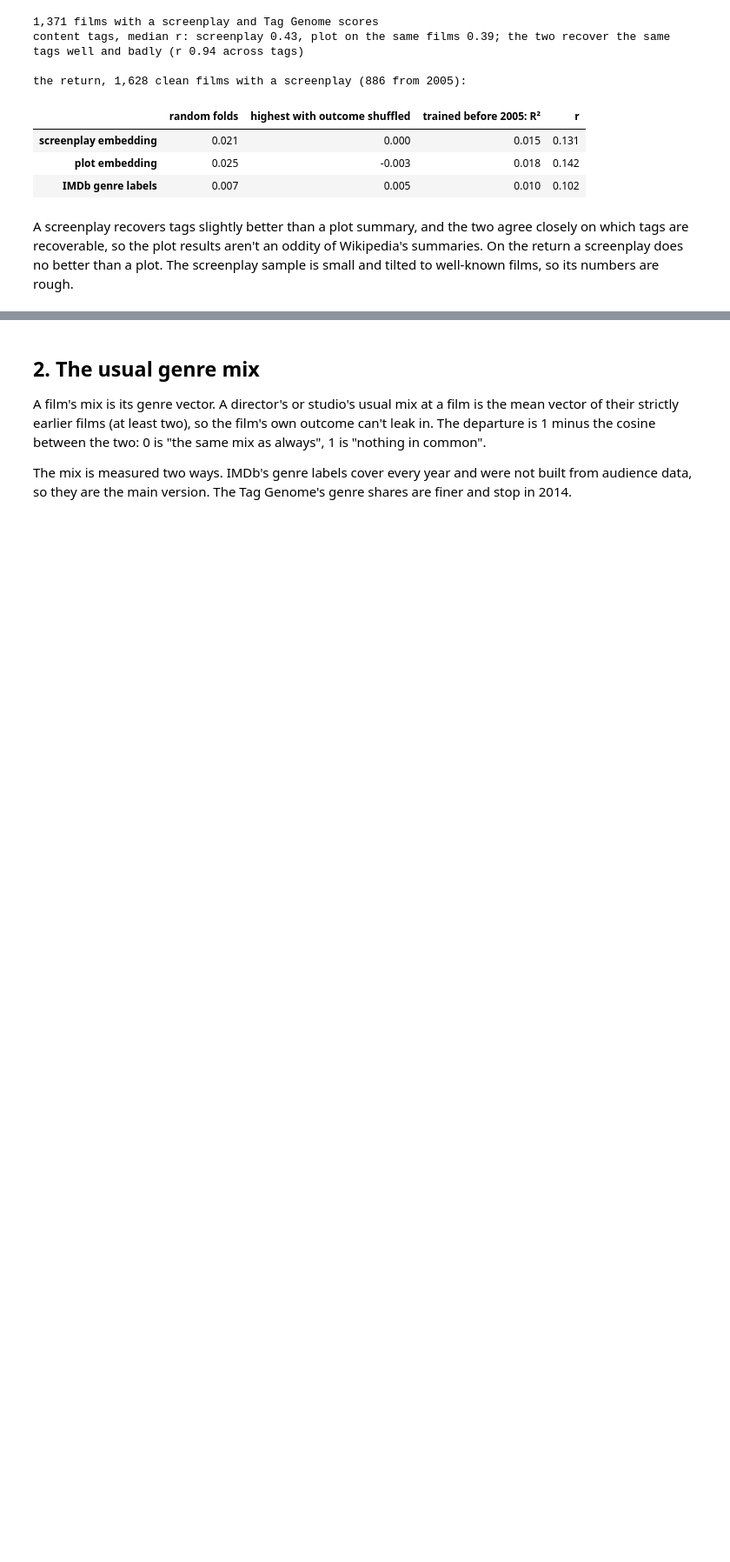
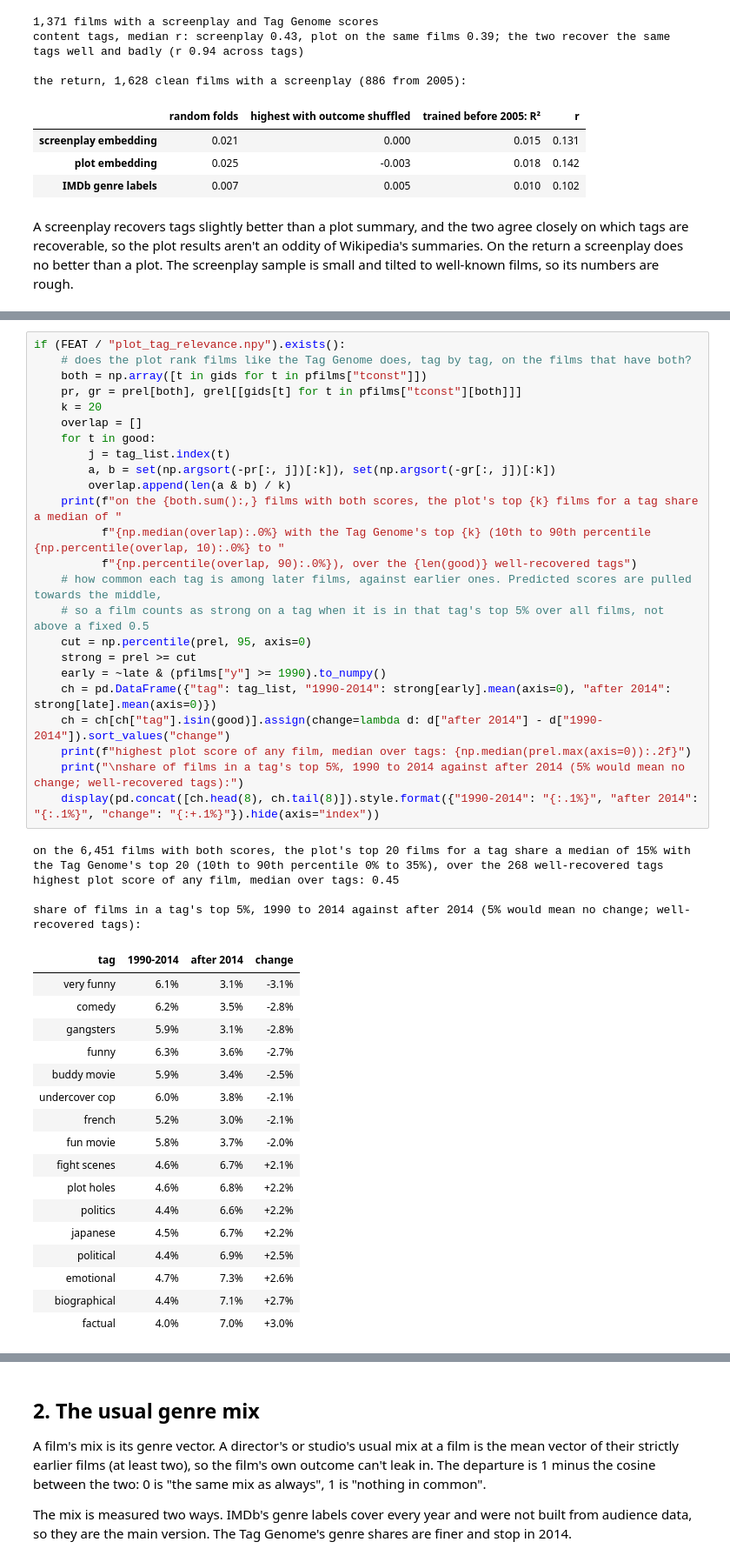
Before and after one commit to angelabuxo/IMDb-movie-success, a Jupyter notebook: notebooks/tag_followups.ipynb, the cells around one changed output, grey strips where cells are left out. Shown at 87% size. Cells and saved outputs as stored; diff of their text form; blank space fills up the shorter version.

```diff
--- a/notebooks/tag_followups.ipynb
+++ b/notebooks/tag_followups.ipynb
@@ -261,0 +349,46 @@ better than a plot. The screenplay sample is small and tilted to well-known film
+# %%
+if (FEAT / "plot_tag_relevance.npy").exists():
+    # does the plot rank films like the Tag Genome does, tag by tag, on the films that have both?
+    both = np.array([t in gids for t in pfilms["tconst"]])
+    pr, gr = prel[both], grel[[gids[t] for t in pfilms["tconst"][both]]]
+    k = 20
+    overlap = []
+    for t in good:
+        j = tag_list.index(t)
+        a, b = set(np.argsort(-pr[:, j])[:k]), set(np.argsort(-gr[:, j])[:k])
+        overlap.append(len(a & b) / k)
+    print(f"on the {both.sum():,} films with both scores, the plot's top {k} films for a tag share a median of "
+          f"{np.median(overlap):.0%} with the Tag Genome's top {k} (10th to 90th percentile {np.percentile(overlap, 10):.0%} to "
+          f"{np.percentile(overlap, 90):.0%}), over the {len(good)} well-recovered tags")
+    # how common each tag is among later films, against earlier ones. Predicted scores are pulled towards the middle,
+    # so a film counts as strong on a tag when it is in that tag's top 5% over all films, not above a fixed 0.5
+    cut = np.percentile(prel, 95, axis=0)
+    strong = prel >= cut
+    early = ~late & (pfilms["y"] >= 1990).to_numpy()
+    ch = pd.DataFrame({"tag": tag_list, "1990-2014": strong[early].mean(axis=0), "after 2014": strong[late].mean(axis=0)})
+    ch = ch[ch["tag"].isin(good)].assign(change=lambda d: d["after 2014"] - d["1990-2014"]).sort_values("change")
+    print(f"highest plot score of any film, median over tags: {np.median(prel.max(axis=0)):.2f}")
+    print("\nshare of films in a tag's top 5%, 1990 to 2014 against after 2014 (5% would mean no change; well-recovered tags):")
+    display(pd.concat([ch.head(8), ch.tail(8)]).style.format({"1990-2014": "{:.1%}", "after 2014": "{:.1%}", "change": "{:+.1%}"}).hide(axis="index"))
+# %% [output]
+on the 6,451 films with both scores, the plot's top 20 films for a tag share a median of 15% with the Tag Genome's top 20 (10th to 90th percentile 0% to 35%), over the 268 well-recovered tags
+highest plot score of any film, median over tags: 0.45
+
+share of films in a tag's top 5%, 1990 to 2014 against after 2014 (5% would mean no change; well-recovered tags):
+| tag | 1990-2014 | after 2014 | change |
+| very funny | 6.1% | 3.1% | -3.1% |
+| comedy | 6.2% | 3.5% | -2.8% |
+| gangsters | 5.9% | 3.1% | -2.8% |
+| funny | 6.3% | 3.6% | -2.7% |
+| buddy movie | 5.9% | 3.4% | -2.5% |
+| undercover cop | 6.0% | 3.8% | -2.1% |
+| french | 5.2% | 3.0% | -2.1% |
+| fun movie | 5.8% | 3.7% | -2.0% |
+| fight scenes | 4.6% | 6.7% | +2.1% |
+| plot holes | 4.6% | 6.8% | +2.2% |
+| politics | 4.4% | 6.6% | +2.2% |
+| japanese | 4.5% | 6.7% | +2.2% |
+| political | 4.4% | 6.9% | +2.5% |
+| emotional | 4.7% | 7.3% | +2.6% |
+| biographical | 4.4% | 7.1% | +2.7% |
+| factual | 4.0% | 7.0% | +3.0% |
```
Also changed, not shown: parts of 3 cells of this notebook, 6 other files.
